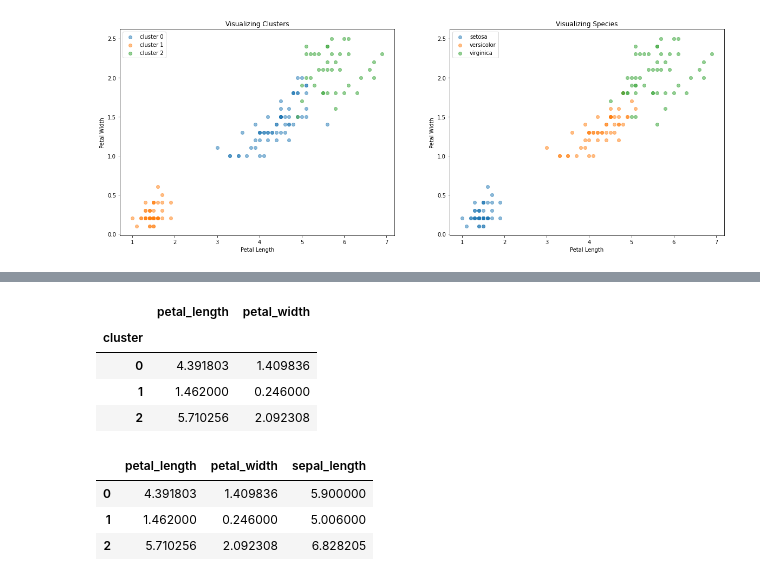
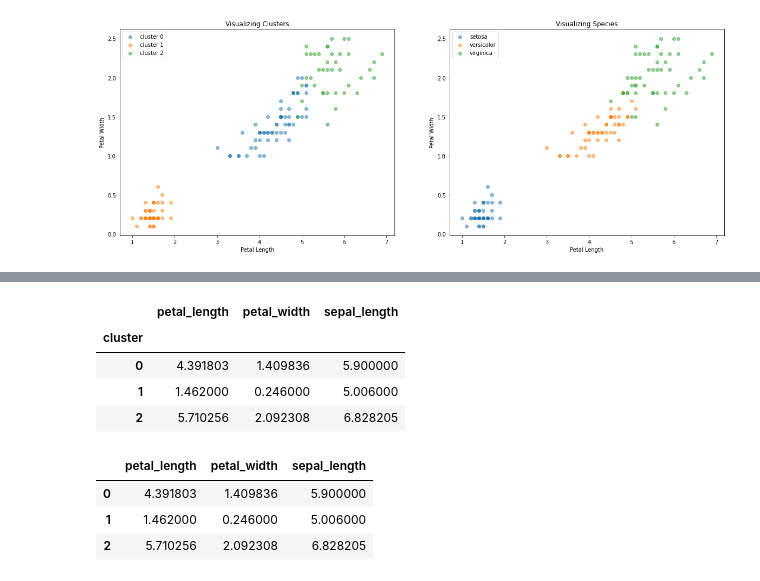
Before and after one commit to adam-talbot/clustering-exercises, a Jupyter notebook: modeling.ipynb, the cells around one changed output, grey strips where cells are left out. Drawn from its saved outputs; the diff is of its cells as text; code cells hidden in the pictures.

```diff
--- a/modeling.ipynb
+++ b/modeling.ipynb
@@ -280,13 +307,13 @@ plt.show()
 # %%
 # get centroids on unscaled data
-centroids = iris.groupby('cluster')['petal_length', 'petal_width'].mean()
+centroids = iris.groupby('cluster')['petal_length', 'petal_width', 'sepal_length'].mean()
 centroids
 # %% [output]
-|  | petal_length | petal_width |
-| cluster |  |  |
-| 0 | 4.391803 | 1.409836 |
-| 1 | 1.462000 | 0.246000 |
-| 2 | 5.710256 | 2.092308 |
+|  | petal_length | petal_width | sepal_length |
+| cluster |  |  |  |
+| 0 | 4.391803 | 1.409836 | 5.900000 |
+| 1 | 1.462000 | 0.246000 | 5.006000 |
+| 2 | 5.710256 | 2.092308 | 6.828205 |
 # %%
 # another way
 centroids = pd.DataFrame(scaler.inverse_transform(kmeans.cluster_centers_), columns=X.columns)
```
Also changed, not shown: parts of 10 cells of this notebook.
